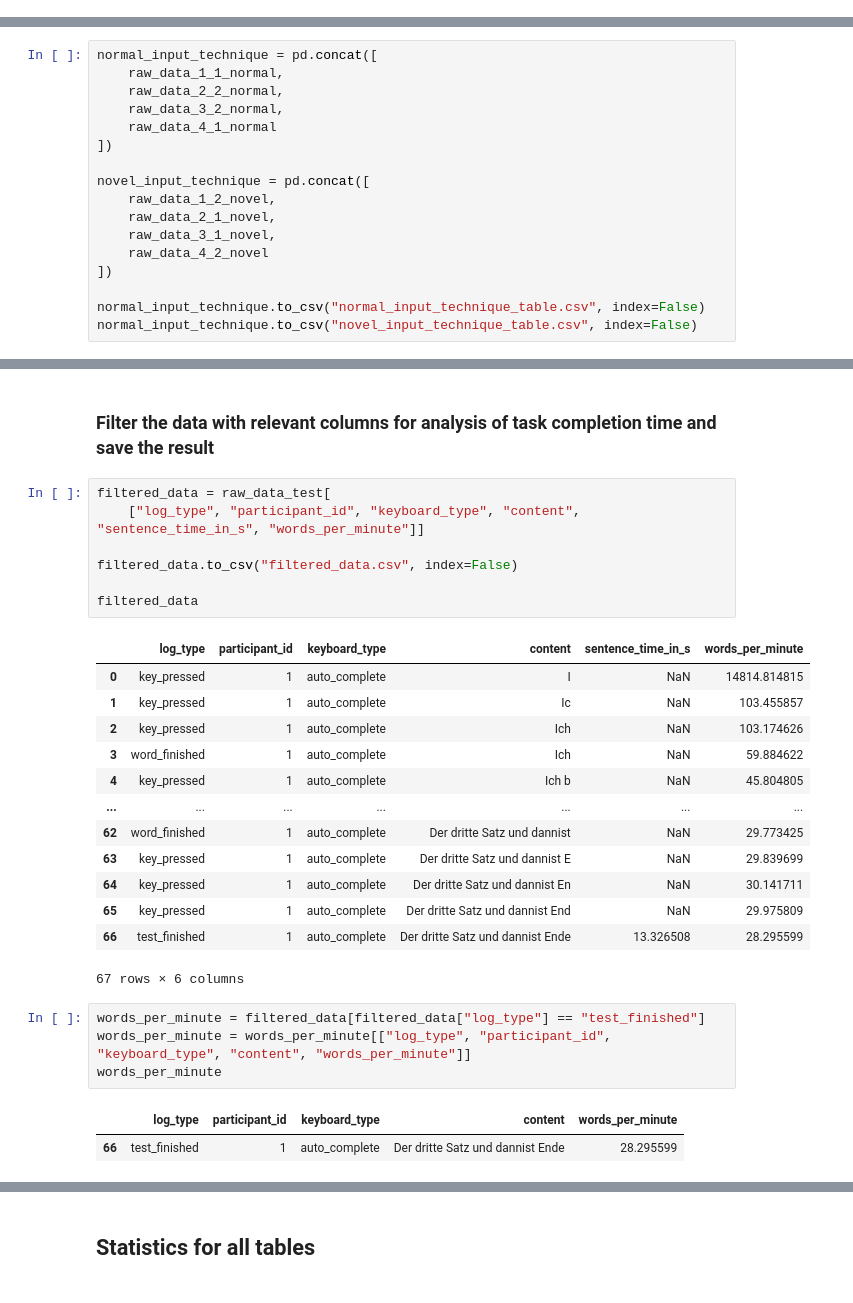
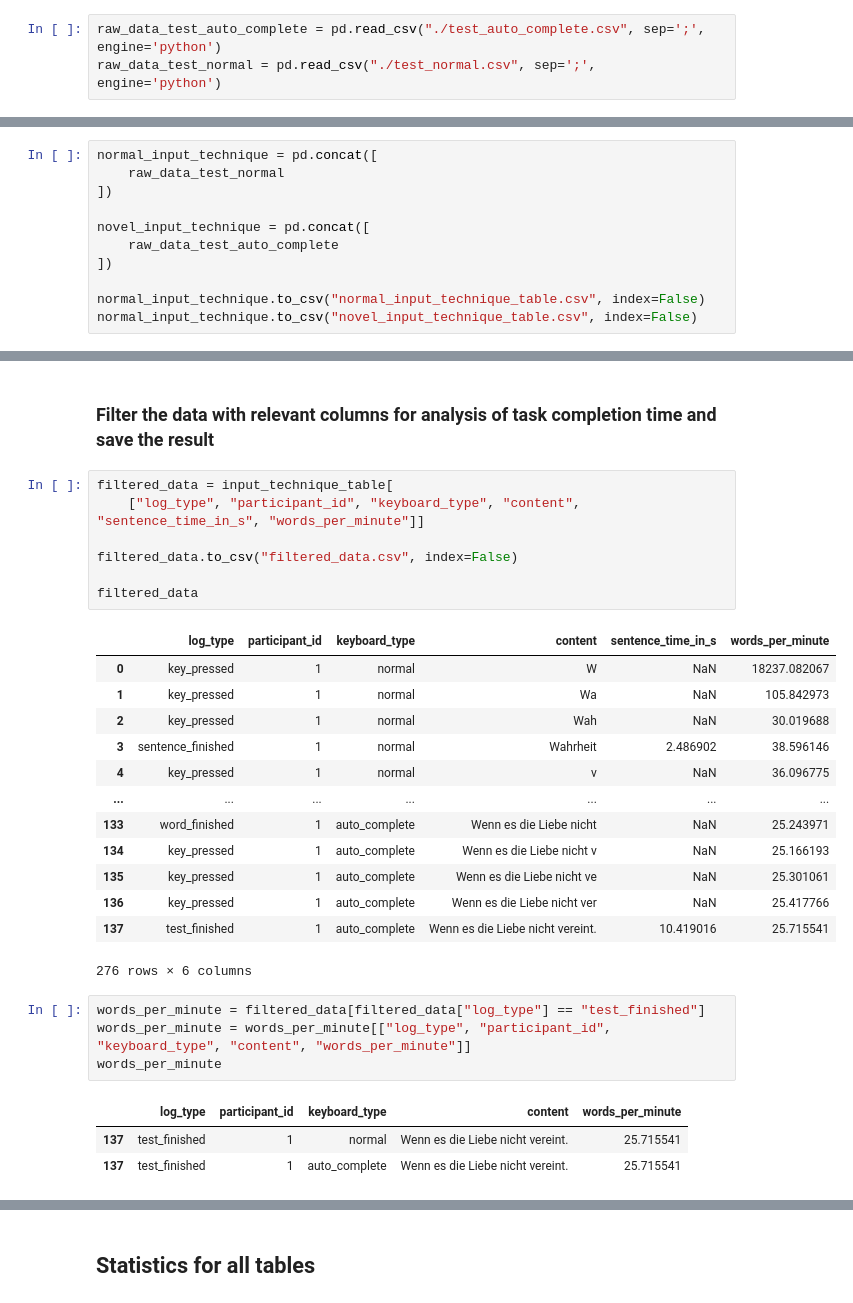
Before and after one commit to ITT-21SS-UR/assignment-5-text-entry-cs, a Jupyter notebook: experiment/analysis.ipynb, the cells around one changed output, grey strips where cells are left out. Drawn from its saved outputs; the diff is of its cells as text.

```diff
--- a/experiment/analysis.ipynb
+++ b/experiment/analysis.ipynb
@@ -44,18 +34,15 @@ raw_data_test = pd.read_csv("./test.csv")
+# %%
+raw_data_test_auto_complete = pd.read_csv("./test_auto_complete.csv", sep=';', engine='python')
+raw_data_test_normal = pd.read_csv("./test_normal.csv", sep=';', engine='python')
 # %% [markdown]
 ### Combine the individual tables of the participants and save them
 # %%
 normal_input_technique = pd.concat([
-    raw_data_1_1_normal,
-    raw_data_2_2_normal,
-    raw_data_3_2_normal,
-    raw_data_4_1_normal
+    raw_data_test_normal
 ])
 
 novel_input_technique = pd.concat([
-    raw_data_1_2_novel,
-    raw_data_2_1_novel,
-    raw_data_3_1_novel,
-    raw_data_4_2_novel
+    raw_data_test_auto_complete
 ])
 
 normal_input_technique.to_csv("normal_input_technique_table.csv", index=False)
@@ -95,33 +104,34 @@ NameError: name 'normal_input_technique' is not defined
 # %% [markdown]
 ### Filter the data with relevant columns for analysis of task completion time and save the result
 # %%
-filtered_data = raw_data_test[
+filtered_data = input_technique_table[
     ["log_type", "participant_id", "keyboard_type", "content", "sentence_time_in_s", "words_per_minute"]]
 
 filtered_data.to_csv("filtered_data.csv", index=False)
 
 filtered_data
 # %% [output]
 |  | log_type | participant_id | keyboard_type | content | sentence_time_in_s | words_per_minute |
-| 0 | key_pressed | 1 | auto_complete | I | NaN | 14814.814815 |
-| 1 | key_pressed | 1 | auto_complete | Ic | NaN | 103.455857 |
-| 2 | key_pressed | 1 | auto_complete | Ich | NaN | 103.174626 |
-| 3 | word_finished | 1 | auto_complete | Ich | NaN | 59.884622 |
-| 4 | key_pressed | 1 | auto_complete | Ich b | NaN | 45.804805 |
+| 0 | key_pressed | 1 | normal | W | NaN | 18237.082067 |
+| 1 | key_pressed | 1 | normal | Wa | NaN | 105.842973 |
+| 2 | key_pressed | 1 | normal | Wah | NaN | 30.019688 |
+| 3 | sentence_finished | 1 | normal | Wahrheit | 2.486902 | 38.596146 |
+| 4 | key_pressed | 1 | normal | v | NaN | 36.096775 |
 | ... | ... | ... | ... | ... | ... | ... |
-| 62 | word_finished | 1 | auto_complete | Der dritte Satz und dannist | NaN | 29.773425 |
-| 63 | key_pressed | 1 | auto_complete | Der dritte Satz und dannist E | NaN | 29.839699 |
-| 64 | key_pressed | 1 | auto_complete | Der dritte Satz und dannist En | NaN | 30.141711 |
-| 65 | key_pressed | 1 | auto_complete | Der dritte Satz und dannist End | NaN | 29.975809 |
-| 66 | test_finished | 1 | auto_complete | Der dritte Satz und dannist Ende | 13.326508 | 28.295599 |
+| 133 | word_finished | 1 | auto_complete | Wenn es die Liebe nicht | NaN | 25.243971 |
+| 134 | key_pressed | 1 | auto_complete | Wenn es die Liebe nicht v | NaN | 25.166193 |
+| 135 | key_pressed | 1 | auto_complete | Wenn es die Liebe nicht ve | NaN | 25.301061 |
+| 136 | key_pressed | 1 | auto_complete | Wenn es die Liebe nicht ver | NaN | 25.417766 |
+| 137 | test_finished | 1 | auto_complete | Wenn es die Liebe nicht vereint. | 10.419016 | 25.715541 |
-67 rows × 6 columns
+276 rows × 6 columns
 # %%
 words_per_minute = filtered_data[filtered_data["log_type"] == "test_finished"]
 words_per_minute = words_per_minute[["log_type", "participant_id", "keyboard_type", "content", "words_per_minute"]]
 words_per_minute
 # %% [output]
 |  | log_type | participant_id | keyboard_type | content | words_per_minute |
-| 66 | test_finished | 1 | auto_complete | Der dritte Satz und dannist Ende | 28.295599 |
+| 137 | test_finished | 1 | normal | Wenn es die Liebe nicht vereint. | 25.715541 |
+| 137 | test_finished | 1 | auto_complete | Wenn es die Liebe nicht vereint. | 25.715541 |
 # %%
 time_per_sentence = filtered_data[(filtered_data["log_type"] == "sentence_finished")
                                   | (filtered_data["log_type"] == "test_finished")]
```
Also changed, not shown: parts of 32 cells of this notebook, 8 other files.
